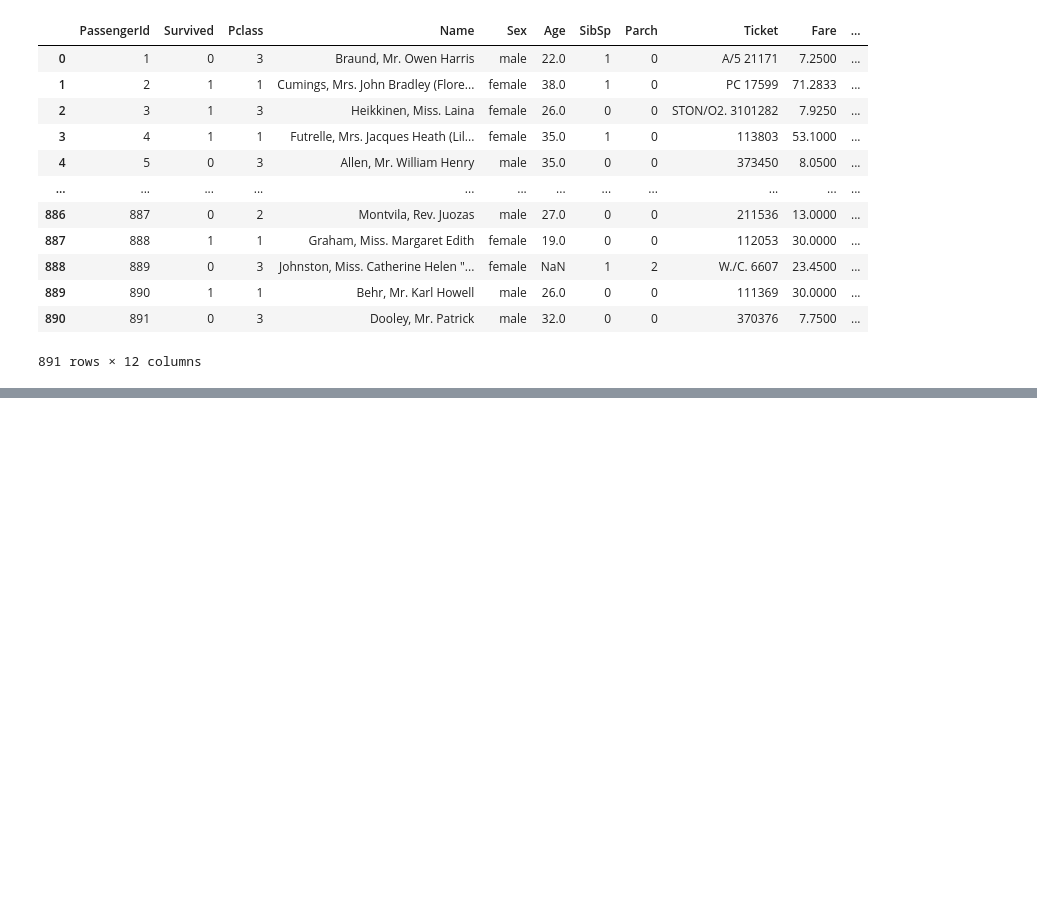
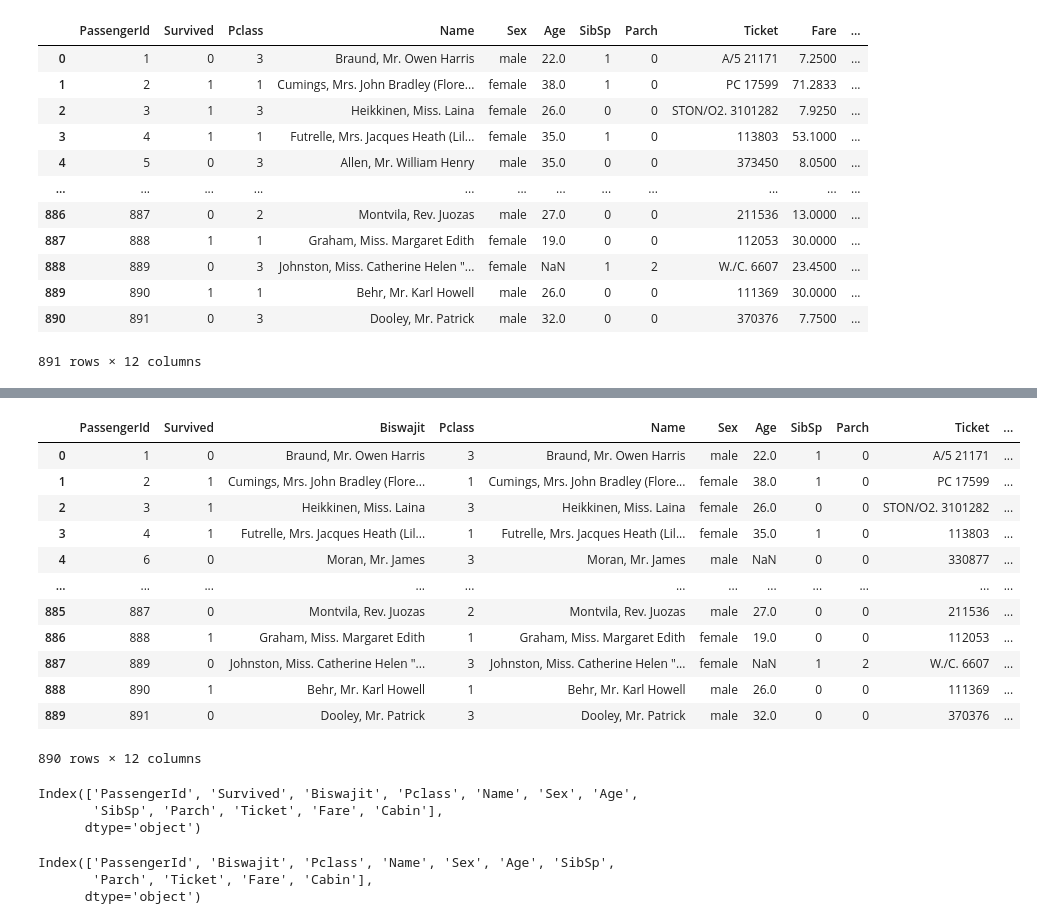
Before and after one commit to biswajitmaharana2016/C-, a Jupyter notebook: Pandas22ndJune.ipynb, the cells around one changed output, grey strips where cells are left out. Saved outputs shown, nothing was run; the diff lists cells and outputs as text; code cells hidden in the pictures; blank space fills up the shorter version.

```diff
--- a/Pandas22ndJune.ipynb
+++ b/Pandas22ndJune.ipynb
@@ -358,0 +397,24 @@ pd.read_csv('titanic.csv', insert)
+# %%
+ship.reset_index(drop=True, inplace=True)
+# %%
+ship
+# %% [output]
+|  | PassengerId | Survived | Biswajit | Pclass | Name | Sex | Age | SibSp | Parch | Ticket | ... |
+| 0 | 1 | 0 | Braund, Mr. Owen Harris | 3 | Braund, Mr. Owen Harris | male | 22.0 | 1 | 0 | A/5 21171 | ... |
+| 1 | 2 | 1 | Cumings, Mrs. John Bradley (Flore... | 1 | Cumings, Mrs. John Bradley (Flore... | female | 38.0 | 1 | 0 | PC 17599 | ... |
+| 2 | 3 | 1 | Heikkinen, Miss. Laina | 3 | Heikkinen, Miss. Laina | female | 26.0 | 0 | 0 | STON/O2. 3101282 | ... |
+| 3 | 4 | 1 | Futrelle, Mrs. Jacques Heath (Lil... | 1 | Futrelle, Mrs. Jacques Heath (Lil... | female | 35.0 | 1 | 0 | 113803 | ... |
+| 4 | 6 | 0 | Moran, Mr. James | 3 | Moran, Mr. James | male | NaN | 0 | 0 | 330877 | ... |
+| ... | ... | ... | ... | ... | ... | ... | ... | ... | ... | ... | ... |
+| 885 | 887 | 0 | Montvila, Rev. Juozas | 2 | Montvila, Rev. Juozas | male | 27.0 | 0 | 0 | 211536 | ... |
+| 886 | 888 | 1 | Graham, Miss. Margaret Edith | 1 | Graham, Miss. Margaret Edith | female | 19.0 | 0 | 0 | 112053 | ... |
+| 887 | 889 | 0 | Johnston, Miss. Catherine Helen "... | 3 | Johnston, Miss. Catherine Helen "... | female | NaN | 1 | 2 | W./C. 6607 | ... |
+| 888 | 890 | 1 | Behr, Mr. Karl Howell | 1 | Behr, Mr. Karl Howell | male | 26.0 | 0 | 0 | 111369 | ... |
+| 889 | 891 | 0 | Dooley, Mr. Patrick | 3 | Dooley, Mr. Patrick | male | 32.0 | 0 | 0 | 370376 | ... |
+890 rows × 12 columns
+# %%
+ship.columns
+# %% [output]
+Index(['PassengerId', 'Survived', 'Biswajit', 'Pclass', 'Name', 'Sex', 'Age',
+       'SibSp', 'Parch', 'Ticket', 'Fare', 'Cabin'],
+      dtype='object')
@@ -358,0 +423,6 @@ pd.read_csv('titanic.csv', insert)
+# %%
+ship.columns
+# %% [output]
+Index(['PassengerId', 'Biswajit', 'Pclass', 'Name', 'Sex', 'Age', 'SibSp',
+       'Parch', 'Ticket', 'Fare', 'Cabin'],
+      dtype='object')
```
Also changed, not shown: parts of 31 cells of this notebook.
